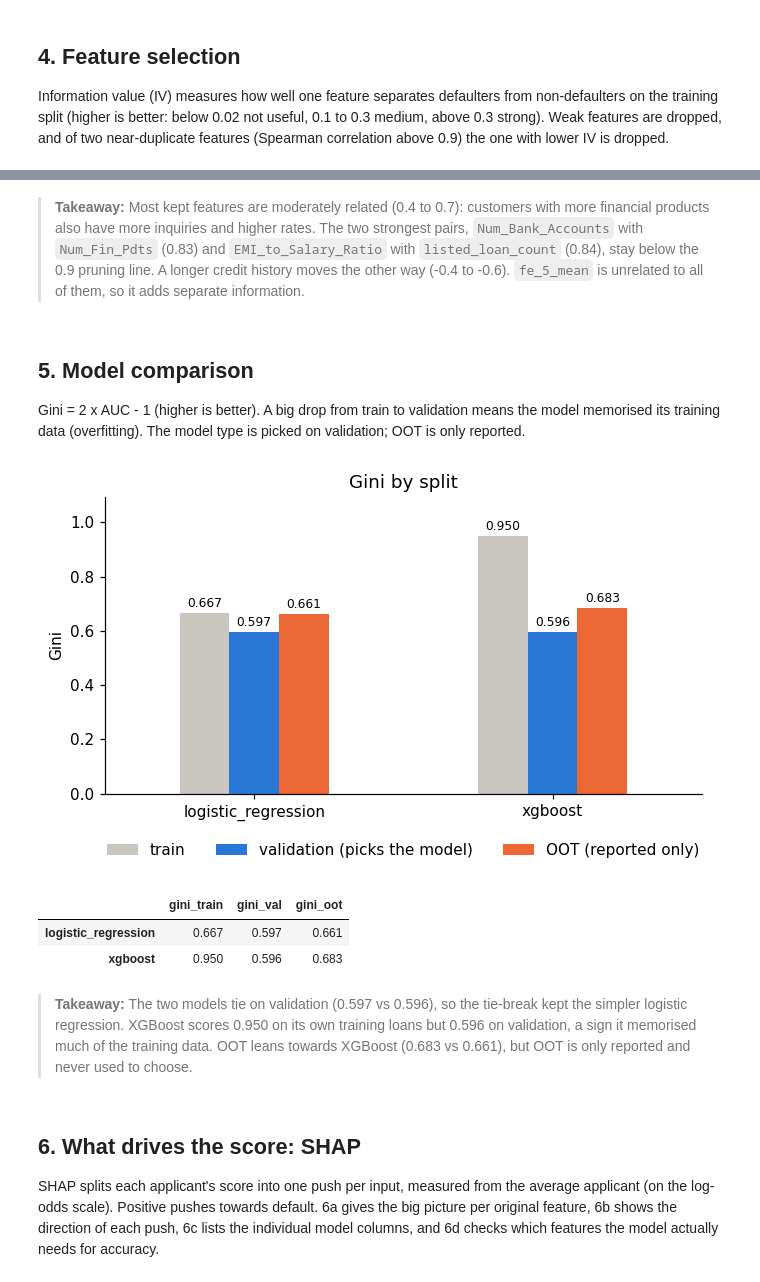
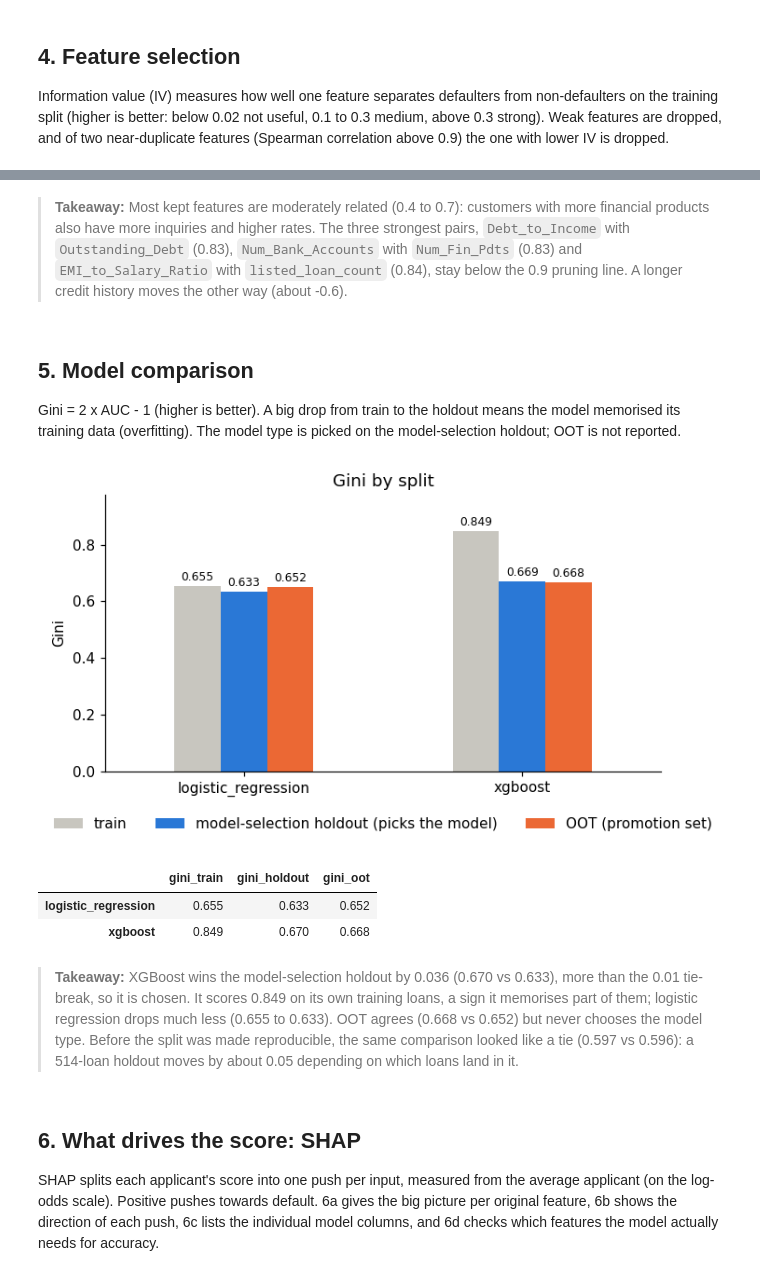
Before and after one commit to btkh95/MITB_MLE_A2, a Jupyter notebook: notebooks/model_exploration.ipynb, the cells around one changed output, grey strips where cells are left out. Saved outputs shown, nothing was run; the diff lists cells and outputs as text; code cells hidden in the pictures.

```diff
--- a/notebooks/model_exploration.ipynb
+++ b/notebooks/model_exploration.ipynb
@@ -81,10 +101,10 @@ display(models)
 # %%
-VERSION = "credit_model_2024_01_01_logreg"
+VERSION = "credit_model_2024_01_01_xgboost"
 
 artefact = mu.load_artefact(VERSION)
 train_date = artefact["data"]["train_date"]
 data = mu.load_training_data(train_date)
-train, val, oot = mu.split_train_val_oot(data, config)
+train, holdout, oot = mu.split_train_holdout_oot(data, config)
 features = artefact["features"]
 base = artefact["base_pipeline"]          # the model before calibration
 final = artefact["pipeline"]              # what inference uses
@@ -267,29 +288,29 @@ plt.show()
 # %% [markdown]
-> **Takeaway:** Most kept features are moderately related (0.4 to 0.7): customers with more financial products also have more inquiries and higher rates. The two strongest pairs, `Num_Bank_Accounts` with `Num_Fin_Pdts` (0.83) and `EMI_to_Salary_Ratio` with `listed_loan_count` (0.84), stay below the 0.9 pruning line. A longer credit history moves the other way (-0.4 to -0.6). `fe_5_mean` is unrelated to all of them, so it adds separate information.
+> **Takeaway:** Most kept features are moderately related (0.4 to 0.7): customers with more financial products also have more inquiries and higher rates. The three strongest pairs, `Debt_to_Income` with `Outstanding_Debt` (0.83), `Num_Bank_Accounts` with `Num_Fin_Pdts` (0.83) and `EMI_to_Salary_Ratio` with `listed_loan_count` (0.84), stay below the 0.9 pruning line. A longer credit history moves the other way (about -0.6).
 # %% [markdown]
 ## 5. Model comparison
-Gini = 2 x AUC - 1 (higher is better). A big drop from train to validation means the model
-memorised its training data (overfitting). The model type is picked on validation; OOT is only
+Gini = 2 x AUC - 1 (higher is better). A big drop from train to the holdout means the model
+memorised its training data (overfitting). The model type is picked on the model-selection holdout; OOT is not
 reported.
 # %%
 scores = pd.DataFrame({t: c["scores"] for t, c in artefact["candidates"].items()}).T
-gini = scores[["gini_train", "gini_val", "gini_oot"]]
+gini = scores[["gini_train", "gini_holdout", "gini_oot"]]
 ax = gini.plot.bar(figsize=(7, 3.5), rot=0, color=["#c8c6bf", "#2a78d6", "#eb6834"])
 for bars in ax.containers:  # print each bar's value on top of it
     ax.bar_label(bars, fmt="%.3f", fontsize=8, padding=2)
 ax.set(title="Gini by split", ylabel="Gini", ylim=(0, gini.values.max() * 1.15))
-ax.legend(["train", "validation (picks the model)", "OOT (reported only)"],
+ax.legend(["train", "model-selection holdout (picks the model)", "OOT (promotion set)"],
           loc="upper center", bbox_to_anchor=(0.5, -0.12), ncol=3, frameon=False)
 save(ax.figure, "model_comparison")
 plt.show()
 display(gini.round(3))
 # %% [output]
-[figure, old version]
+[figure, new version]
-|  | gini_train | gini_val | gini_oot |
-| logistic_regression | 0.667 | 0.597 | 0.661 |
-| xgboost | 0.950 | 0.596 | 0.683 |
+|  | gini_train | gini_holdout | gini_oot |
+| logistic_regression | 0.655 | 0.633 | 0.652 |
+| xgboost | 0.849 | 0.670 | 0.668 |
 # %% [markdown]
-> **Takeaway:** The two models tie on validation (0.597 vs 0.596), so the tie-break kept the simpler logistic regression. XGBoost scores 0.950 on its own training loans but 0.596 on validation, a sign it memorised much of the training data. OOT leans towards XGBoost (0.683 vs 0.661), but OOT is only reported and never used to choose.
+> **Takeaway:** XGBoost wins the model-selection holdout by 0.036 (0.670 vs 0.633), more than the 0.01 tie-break, so it is chosen. It scores 0.849 on its own training loans, a sign it memorises part of them; logistic regression drops much less (0.655 to 0.633). OOT agrees (0.668 vs 0.652) but never chooses the model type. Before the split was made reproducible, the same comparison looked like a tie (0.597 vs 0.596): a 514-loan holdout moves by about 0.05 depending on which loans land in it.
 # %% [markdown]
 ## 6. What drives the score: SHAP
 SHAP splits each applicant's score into one push per input, measured from the average applicant
```
Also changed, not shown: parts of 37 cells of this notebook.
